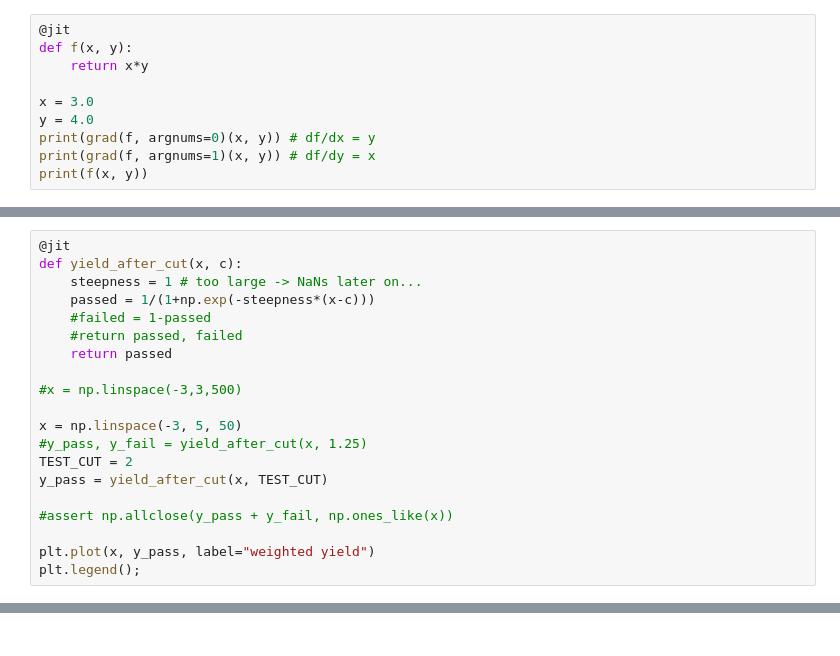
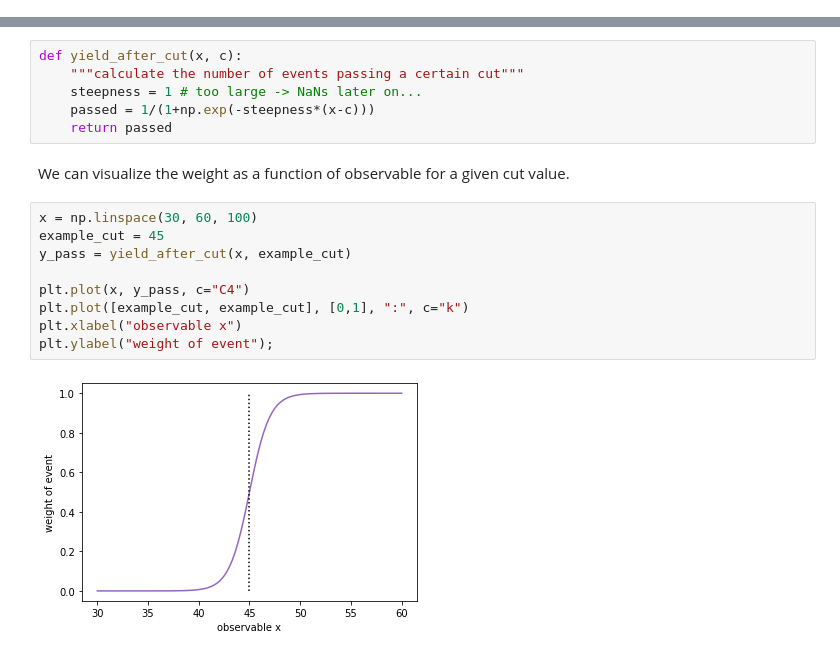
Before and after one commit to alexander-held/differentiable-analysis-example, a Jupyter notebook: Significance_optimization.ipynb, the cells around one changed output, grey strips where cells are left out. Drawn from its saved outputs; the diff is of its cells as text.

Commit message:
cleaning up simple differentiable analysis example

```diff
--- a/Significance_optimization.ipynb
+++ b/Significance_optimization.ipynb
@@ -54,10 +0,0 @@ this is zero since the significance only changes exactly where events are locate
-# %%
-@jit
-def f(x, y):
-    return x*y
-
-x = 3.0
-y = 4.0
-print(grad(f, argnums=0)(x, y)) # df/dx = y
-print(grad(f, argnums=1)(x, y)) # df/dy = x
-print(f(x, y))
@@ -71,20 +0,0 @@ give events weights, `1` in the limit where they are far above the cut, and `0`
-# %%
-@jit
-def yield_after_cut(x, c):
-    steepness = 1 # too large -> NaNs later on...
-    passed = 1/(1+np.exp(-steepness*(x-c)))
-    #failed = 1-passed
-    #return passed, failed
-    return passed
-
-#x = np.linspace(-3,3,500)
-
-x = np.linspace(-3, 5, 50)
-#y_pass, y_fail = yield_after_cut(x, 1.25)
-TEST_CUT = 2
-y_pass = yield_after_cut(x, TEST_CUT)
-
-#assert np.allclose(y_pass + y_fail, np.ones_like(x))
-
-plt.plot(x, y_pass, label="weighted yield")
-plt.legend();
@@ -205,0 +113,19 @@ pos is 45.149544 grad is -4.5076013e-07
+# %%
+def yield_after_cut(x, c):
+    """calculate the number of events passing a certain cut"""
+    steepness = 1 # too large -> NaNs later on...
+    passed = 1/(1+np.exp(-steepness*(x-c)))
+    return passed
+# %% [markdown]
+We can visualize the weight as a function of observable for a given cut value.
+# %%
+x = np.linspace(30, 60, 100)
+example_cut = 45
+y_pass = yield_after_cut(x, example_cut)
+
+plt.plot(x, y_pass, c="C4")
+plt.plot([example_cut, example_cut], [0,1], ":", c="k")
+plt.xlabel("observable x")
+plt.ylabel("weight of event");
+# %% [output]
+[figure, added]
```
Also changed, not shown: parts of 42 cells of this notebook.
